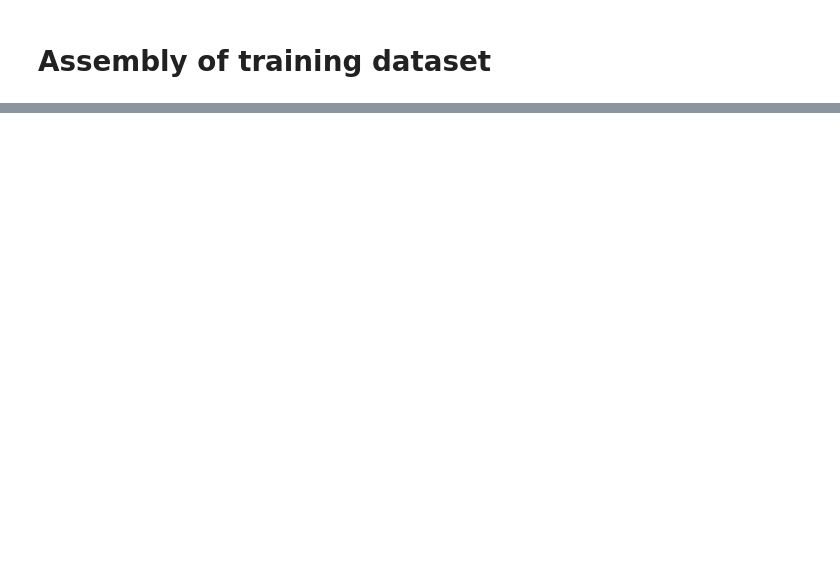
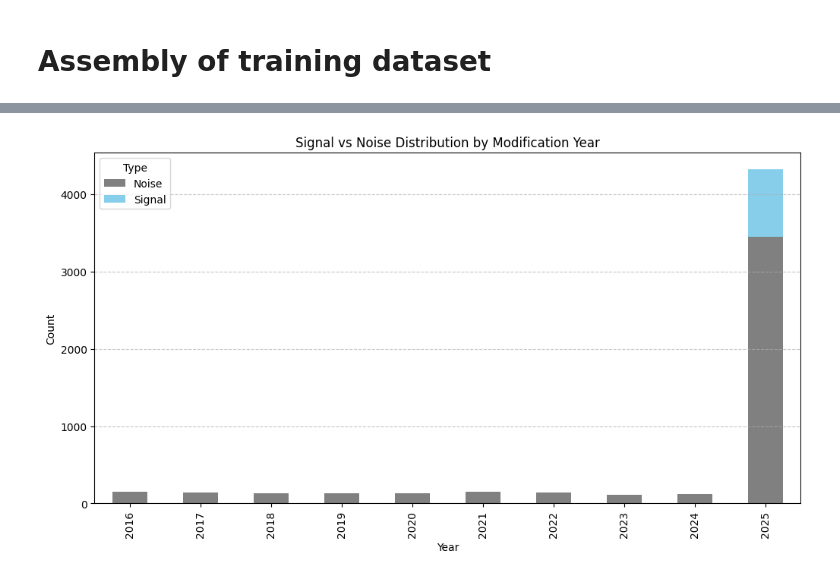
Before and after one commit to Crashededed/ML-Powered_File_Prioritization_Engine, a Jupyter notebook: src/datasetCleaning.ipynb, the cells around one changed output, grey strips where cells are left out. Cells and saved outputs as stored; diff of their text form; code cells hidden in the pictures; blank space fills up the shorter version.

```diff
--- a/src/datasetCleaning.ipynb
+++ b/src/datasetCleaning.ipynb
@@ -2128 +2168,26 @@ label_finance    0.051657
 dtype: float64
+# %%
+df = pd.read_csv(f"{DATASET_PATH}/labeled_data/final_training_dataset_ready.csv")
+
+import matplotlib.pyplot as plt
+
+# Add a column to classify rows as signal or noise
+df['is_signal'] = (df['label_general'] == 1).astype(int)
+
+# Convert modification time to year for grouping
+df['mod_year'] = pd.to_datetime(df['mod_time_unix'], unit='s').dt.year
+
+# Group by year and calculate counts for signal and noise
+signal_noise_counts = df.groupby('mod_year')['is_signal'].value_counts().unstack(fill_value=0)
+signal_noise_counts.columns = ['Noise', 'Signal']
+
+# Plot the bar chart
+signal_noise_counts.plot(kind='bar', stacked=True, figsize=(12, 6), color=['gray', 'skyblue'])
+plt.title('Signal vs Noise Distribution by Modification Year')
+plt.xlabel('Year')
+plt.ylabel('Count')
+plt.legend(title='Type')
+plt.grid(axis='y', linestyle='--', alpha=0.7)
+plt.show()
+# %% [output]
+[figure, added]
```
Also changed, not shown: parts of 5 cells of this notebook, 14 other files.
